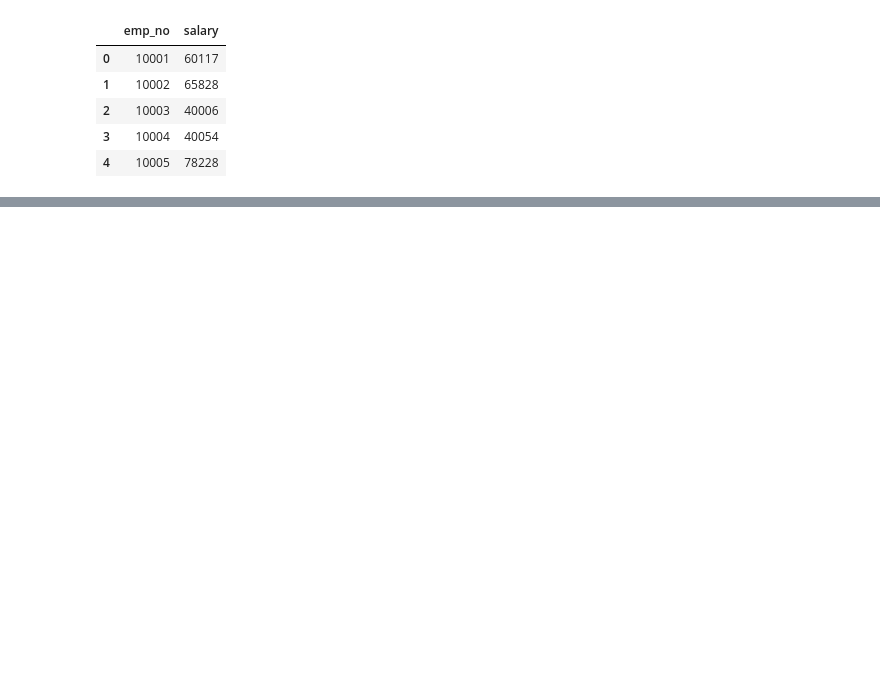
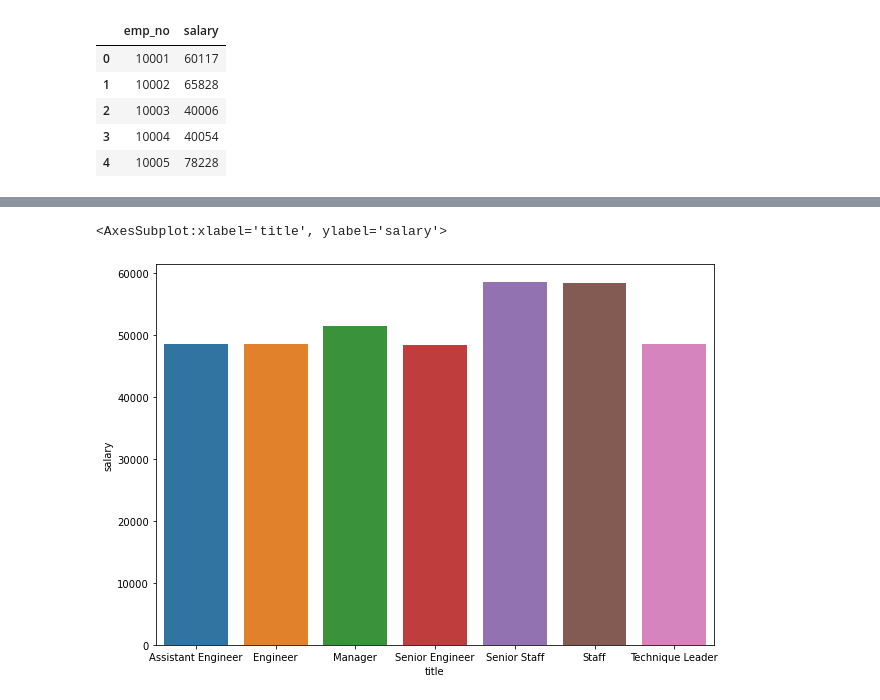
Before and after one commit to harikapeddi/Employee-Database---SQL, a Jupyter notebook: employee_database.ipynb, the cells around one changed output, grey strips where cells are left out. Cells and saved outputs as stored; diff of their text form; code cells hidden in the pictures; blank space fills up the shorter version.

```diff
--- a/employee_database.ipynb
+++ b/employee_database.ipynb
@@ -40,0 +92,5 @@ array([[<AxesSubplot:title={'center':'salary'}>]], dtype=object)
+# %%
+avg_salary_titles = merged_df1.groupby('title')['salary'].mean()
+avg_salary_titles
+avg_salary_titles_df = pd.DataFrame(avg_salary_titles)
+avg_salary_titles_df
@@ -40,0 +107,6 @@ array([[<AxesSubplot:title={'center':'salary'}>]], dtype=object)
+# %%
+fig, ax = plt.subplots(figsize=(10,7))
+sns.barplot(data=avg_salary_titles_df, x=avg_salary_titles_df.index, y='salary')
+# %% [output]
+<AxesSubplot:xlabel='title', ylabel='salary'>
+[figure, added]
```
Also changed, not shown: parts of 12 cells of this notebook, 2 other files.
